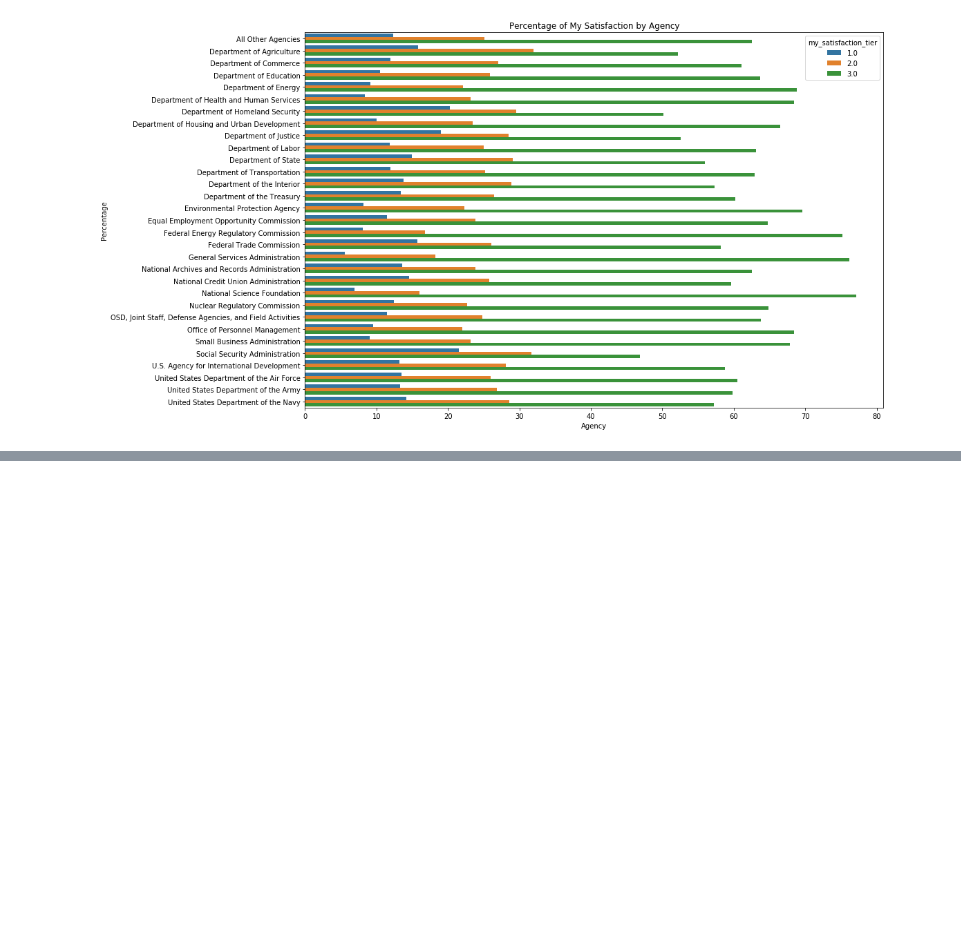
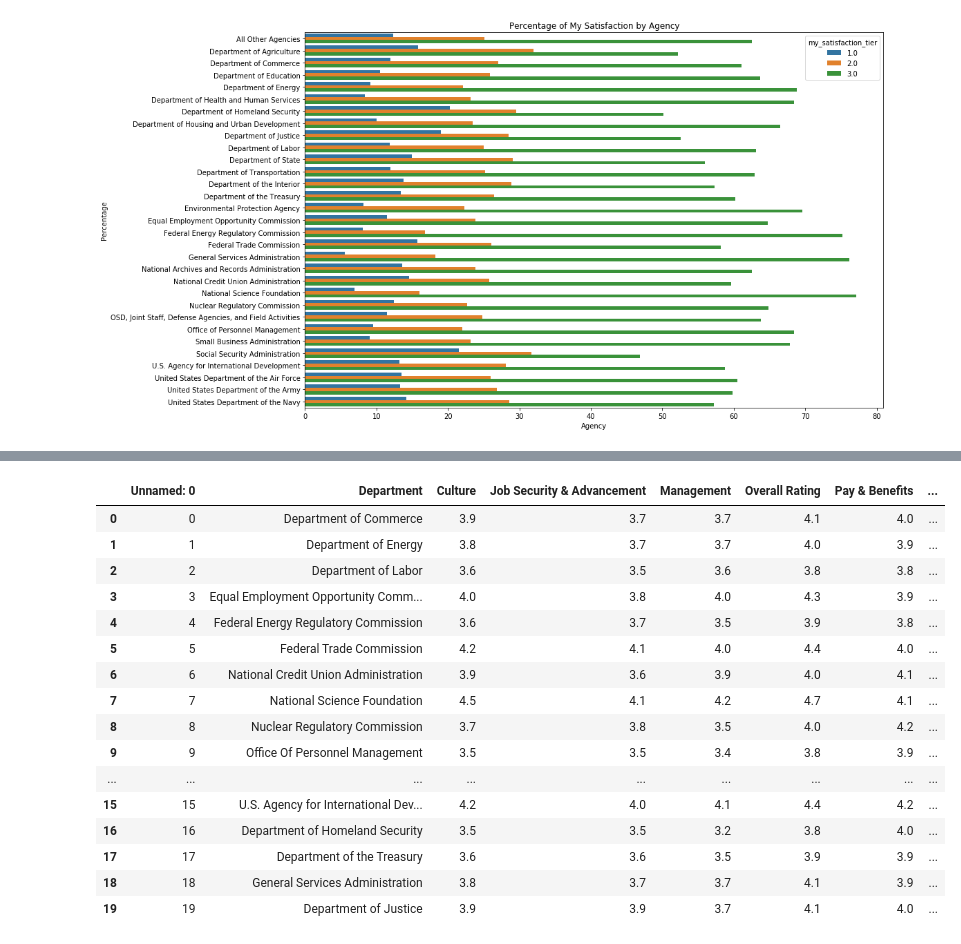
Before and after one commit to aaron-hollinger/federal_employee_job_satisfaction, a Jupyter notebook: notebooks/capstone.ipynb, the cells around one changed output, grey strips where cells are left out. Saved outputs shown, nothing was run; the diff lists cells and outputs as text; code cells hidden in the pictures; blank space fills up the shorter version.

```diff
--- a/notebooks/capstone.ipynb
+++ b/notebooks/capstone.ipynb
@@ -1313,0 +1399,20 @@ plt.show()
+# %%
+indeed_ratings
+# %% [output]
+|  | Unnamed: 0 | Department | Culture | Job Security & Advancement | Management | Overall Rating | Pay & Benefits | ... |
+| 0 | 0 | Department of Commerce | 3.9 | 3.7 | 3.7 | 4.1 | 4.0 | ... |
+| 1 | 1 | Department of Energy | 3.8 | 3.7 | 3.7 | 4.0 | 3.9 | ... |
+| 2 | 2 | Department of Labor | 3.6 | 3.5 | 3.6 | 3.8 | 3.8 | ... |
+| 3 | 3 | Equal Employment Opportunity Comm... | 4.0 | 3.8 | 4.0 | 4.3 | 3.9 | ... |
+| 4 | 4 | Federal Energy Regulatory Commission | 3.6 | 3.7 | 3.5 | 3.9 | 3.8 | ... |
+| 5 | 5 | Federal Trade Commission | 4.2 | 4.1 | 4.0 | 4.4 | 4.0 | ... |
+| 6 | 6 | National Credit Union Administration | 3.9 | 3.6 | 3.9 | 4.0 | 4.1 | ... |
+| 7 | 7 | National Science Foundation | 4.5 | 4.1 | 4.2 | 4.7 | 4.1 | ... |
+| 8 | 8 | Nuclear Regulatory Commission | 3.7 | 3.8 | 3.5 | 4.0 | 4.2 | ... |
+| 9 | 9 | Office Of Personnel Management | 3.5 | 3.5 | 3.4 | 3.8 | 3.9 | ... |
+| ... | ... | ... | ... | ... | ... | ... | ... | ... |
+| 15 | 15 | U.S. Agency for International Dev... | 4.2 | 4.0 | 4.1 | 4.4 | 4.2 | ... |
+| 16 | 16 | Department of Homeland Security | 3.5 | 3.5 | 3.2 | 3.8 | 4.0 | ... |
+| 17 | 17 | Department of the Treasury | 3.6 | 3.6 | 3.5 | 3.9 | 3.9 | ... |
+| 18 | 18 | General Services Administration | 3.8 | 3.7 | 3.7 | 4.1 | 3.9 | ... |
+| 19 | 19 | Department of Justice | 3.9 | 3.9 | 3.7 | 4.1 | 4.0 | ... |
```
Also changed, not shown: parts of 22 cells of this notebook.
